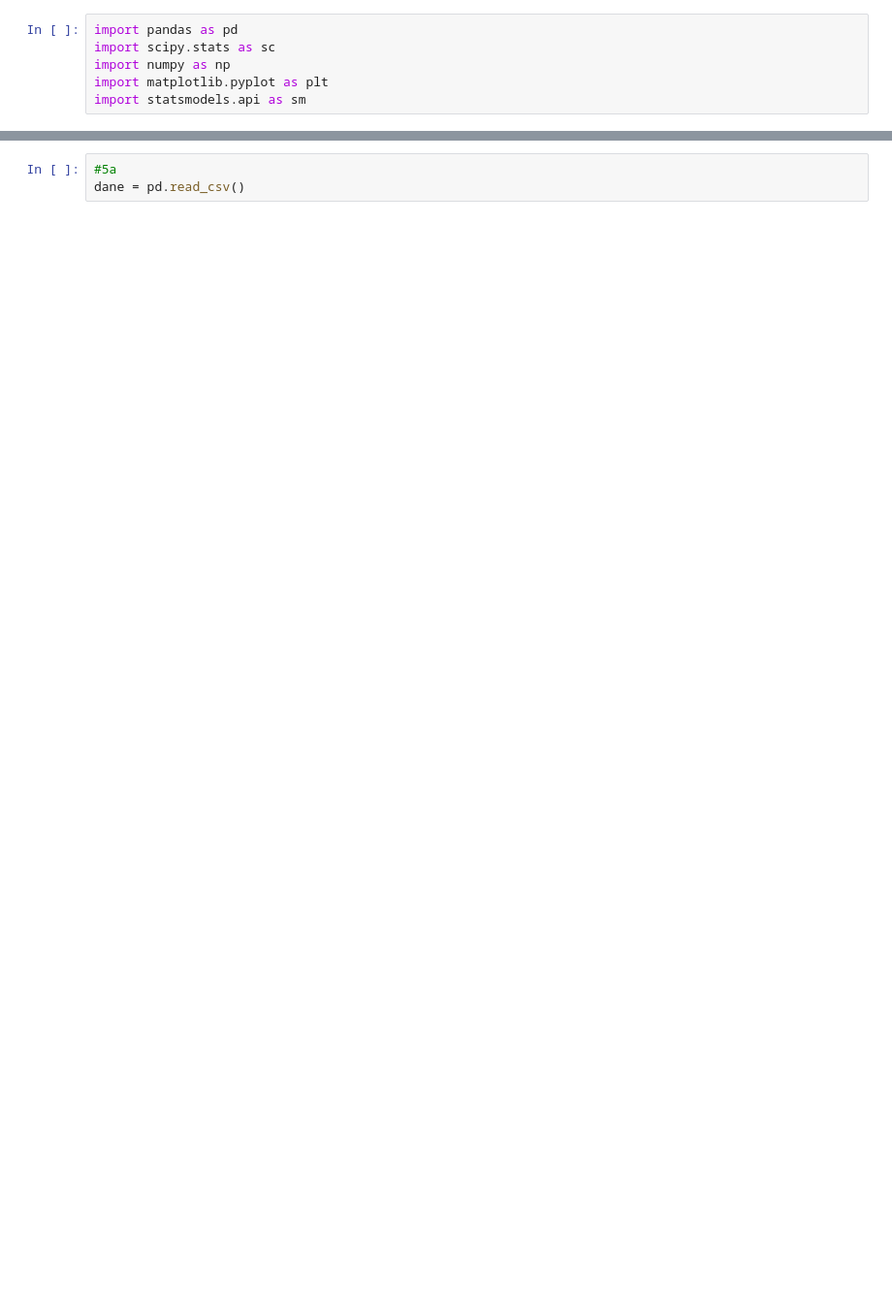
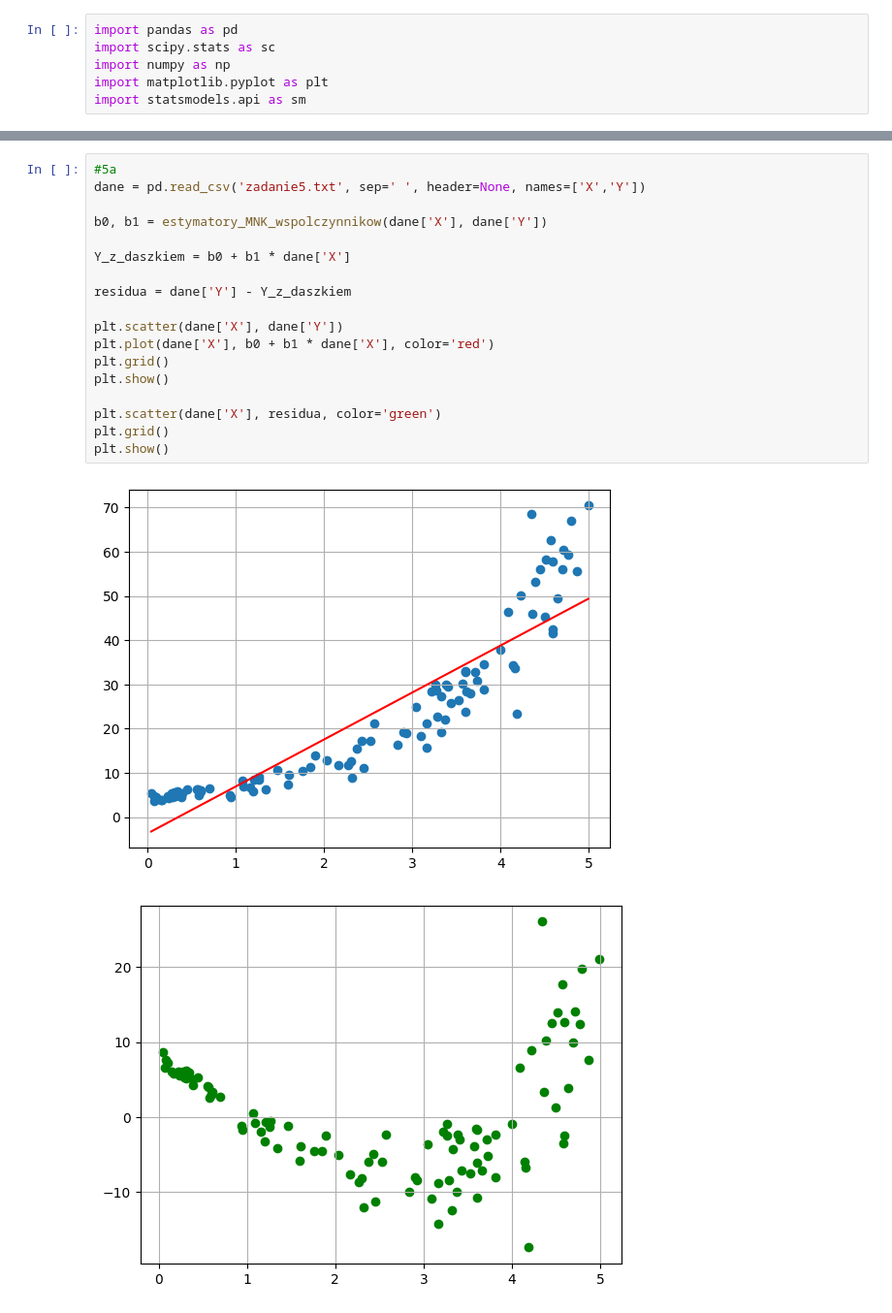
Before and after one commit to TeodorDimitriadis/szeregi_czasowe, a Jupyter notebook: lista1.ipynb, the cells around one changed output, grey strips where cells are left out. Shown at 97% size. Cells and saved outputs as stored; diff of their text form; blank space fills up the shorter version.

```diff
--- a/lista1.ipynb
+++ b/lista1.ipynb
@@ -88,3 +108,21 @@ plt.show()
 # %%
 #5a
-dane = pd.read_csv()
+dane = pd.read_csv('zadanie5.txt', sep=' ', header=None, names=['X','Y'])
+
+b0, b1 = estymatory_MNK_wspolczynnikow(dane['X'], dane['Y'])
+
+Y_z_daszkiem = b0 + b1 * dane['X']
+
+residua = dane['Y'] - Y_z_daszkiem
+
+plt.scatter(dane['X'], dane['Y'])
+plt.plot(dane['X'], b0 + b1 * dane['X'], color='red')
+plt.grid()
+plt.show()
+
+plt.scatter(dane['X'], residua, color='green')
+plt.grid()
+plt.show()
+# %% [output]
+[figure, added]
+[figure, added]
```
Also changed, not shown: parts of 6 cells of this notebook, 1 other file.
